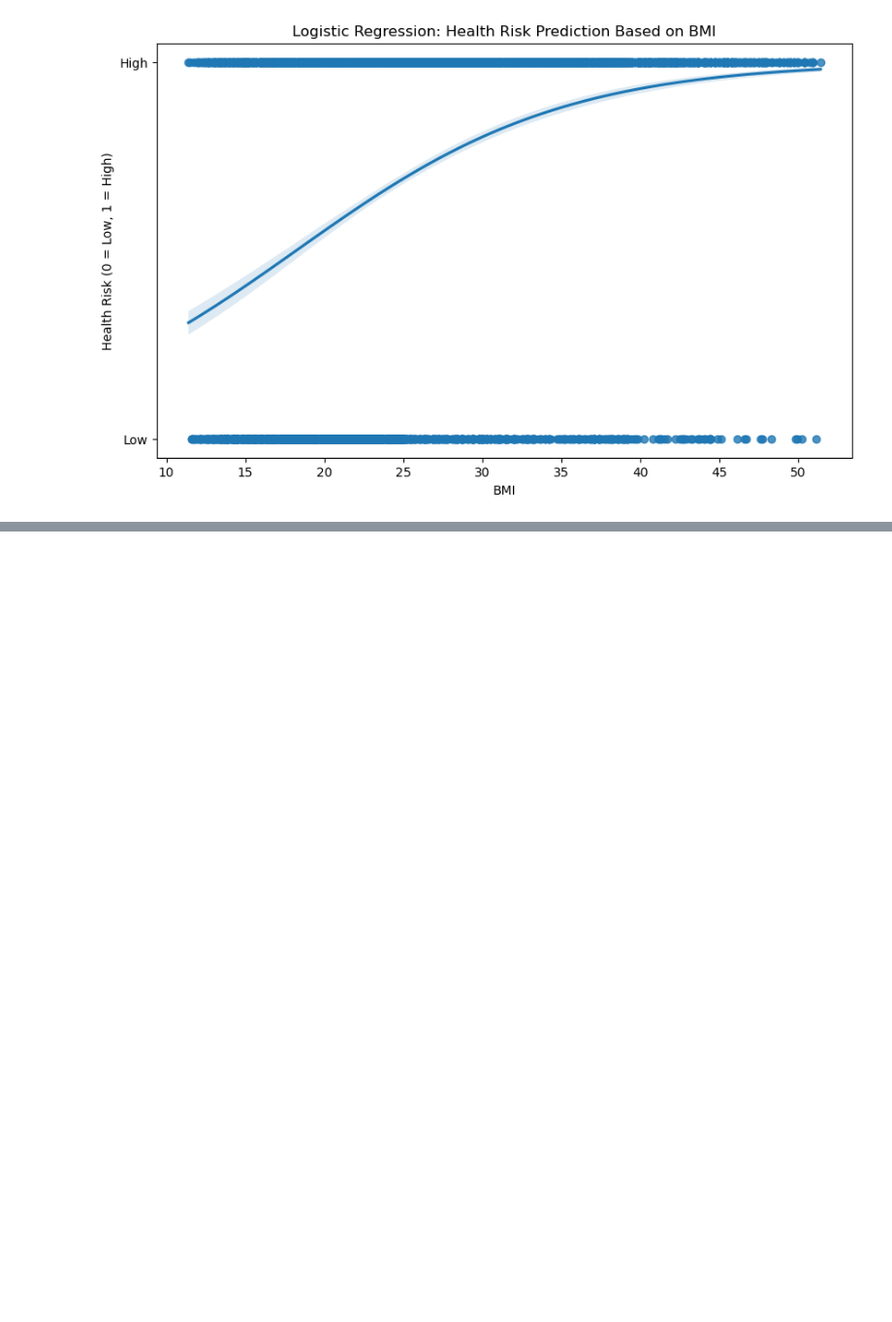
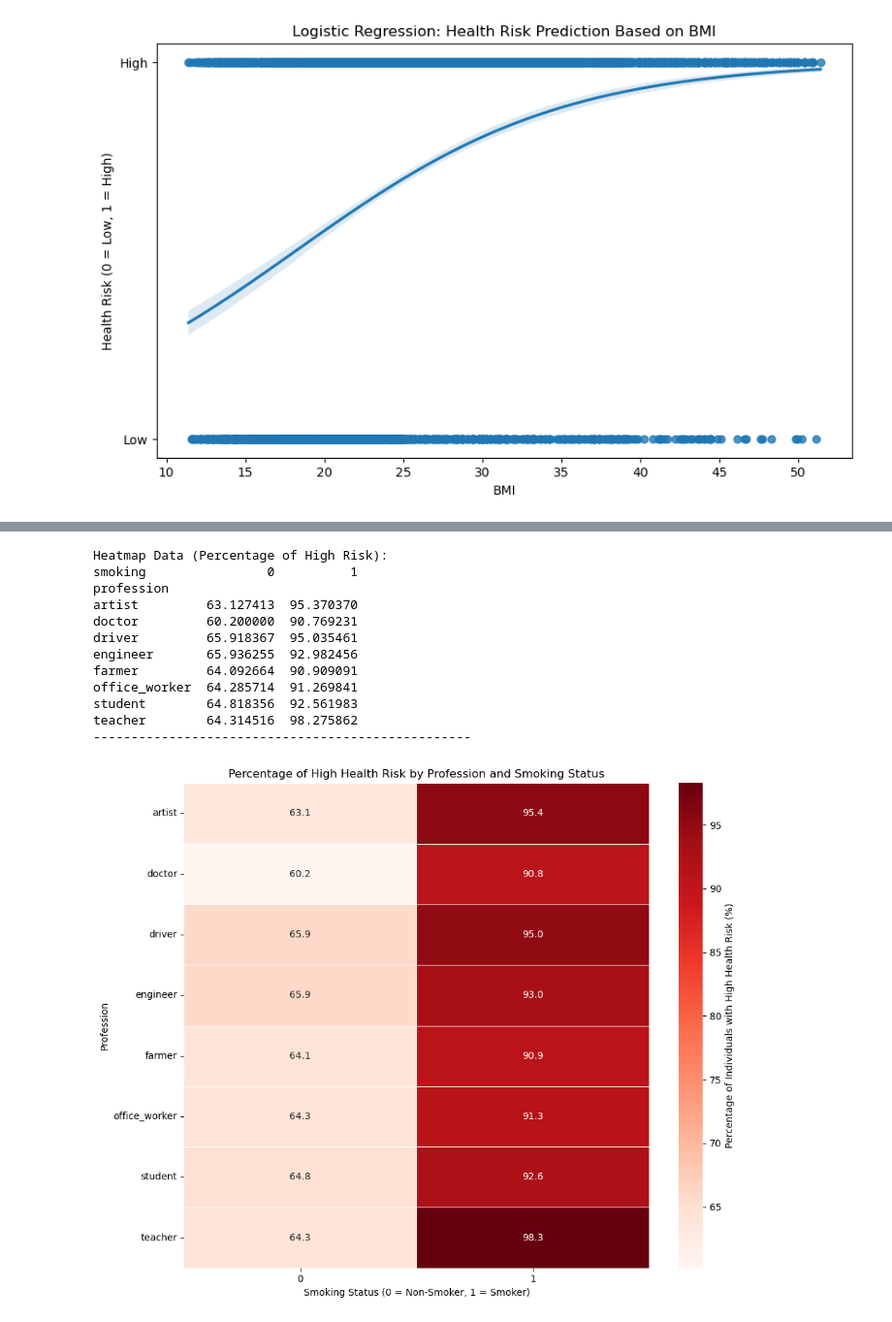
Before and after one commit to MyleeCS/Lifestyle-and-Health-Risk-EDA, a Jupyter notebook: lifestyle-and-health-risk-eda.ipynb, the cells around one changed output, grey strips where cells are left out. Shown at 97% size. Drawn from its saved outputs; the diff is of its cells as text; code cells hidden in the pictures; blank space fills up the shorter version.

```diff
--- a/lifestyle-and-health-risk-eda.ipynb
+++ b/lifestyle-and-health-risk-eda.ipynb
@@ -171,0 +192,48 @@ plt.show()
+# %%
+# Prepare the data for modeling
+df['smoking'] = df['smoking'].apply(lambda x: 1 if x == 'yes' else 0)
+df['alcohol'] = df['alcohol'].apply(lambda x: 1 if x == 'yes' else 0)
+df['profession'] = df['profession'].astype('category')
+# %%
+# Create a crosstab to calculate the mean health risk for each profession and smoking status
+profession_smoking = pd.crosstab(df['profession'], df['smoking'], df['health_risk'], aggfunc='mean', dropna=False)
+profession_smoking['Total'] = profession_smoking.sum(axis=1)
+profession_smoking['High_Risk_Percentage'] = (profession_smoking.get(1, 0) / profession_smoking['Total'])
+
+# Prepare data for heatmap
+heatmap_data = profession_smoking[[0, 1]] * 100
+
+# Plot the heatmap
+plt.figure(figsize=(10, 8)) # Adjusted size slightly for better fit
+sns.heatmap(
+    heatmap_data,
+    annot=True,
+    fmt='.1f', # Display as percentage with one decimal place (e.g., 63.1)
+    cmap='Reds',
+    linewidths=.5,
+    linecolor='white',
+    cbar_kws={'label': 'Percentage of Individuals with High Health Risk (%)'}
+)
+
+# Customize the axis labels and title
+plt.xlabel('Smoking Status (0 = Non-Smoker, 1 = Smoker)')
+plt.ylabel('Profession')
+plt.title('Percentage of High Health Risk by Profession and Smoking Status')
+plt.xticks(rotation=0)
+plt.yticks(rotation=0)
+plt.tight_layout()
+plt.show()
+# %% [output]
+Heatmap Data (Percentage of High Risk):
+smoking                0          1
+profession
+artist         63.127413  95.370370
+doctor         60.200000  90.769231
+driver         65.918367  95.035461
+engineer       65.936255  92.982456
+farmer         64.092664  90.909091
+office_worker  64.285714  91.269841
+student        64.818356  92.561983
+teacher        64.314516  98.275862
+--------------------------------------------------
+[figure, added]
```
Also changed, not shown: parts of 3 cells of this notebook.
